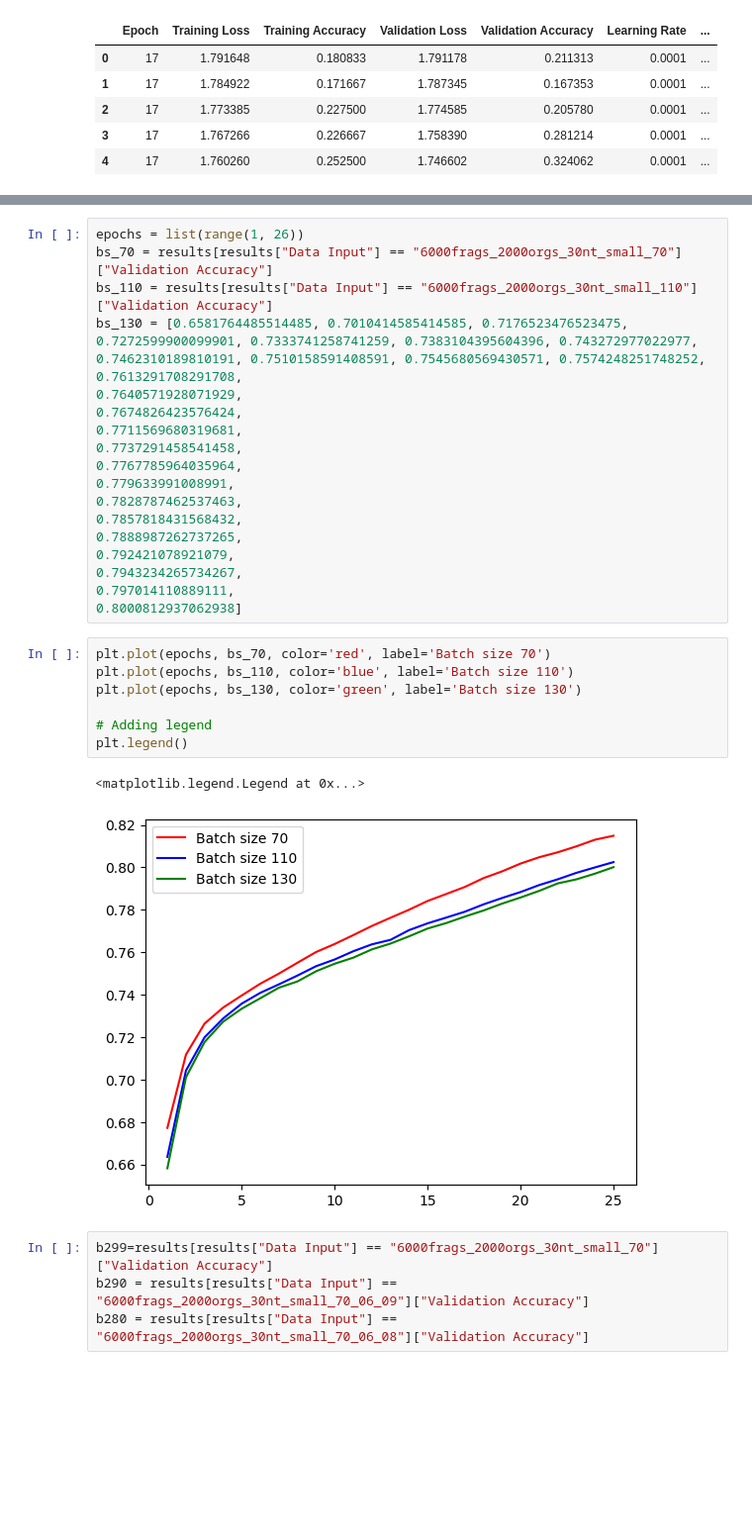
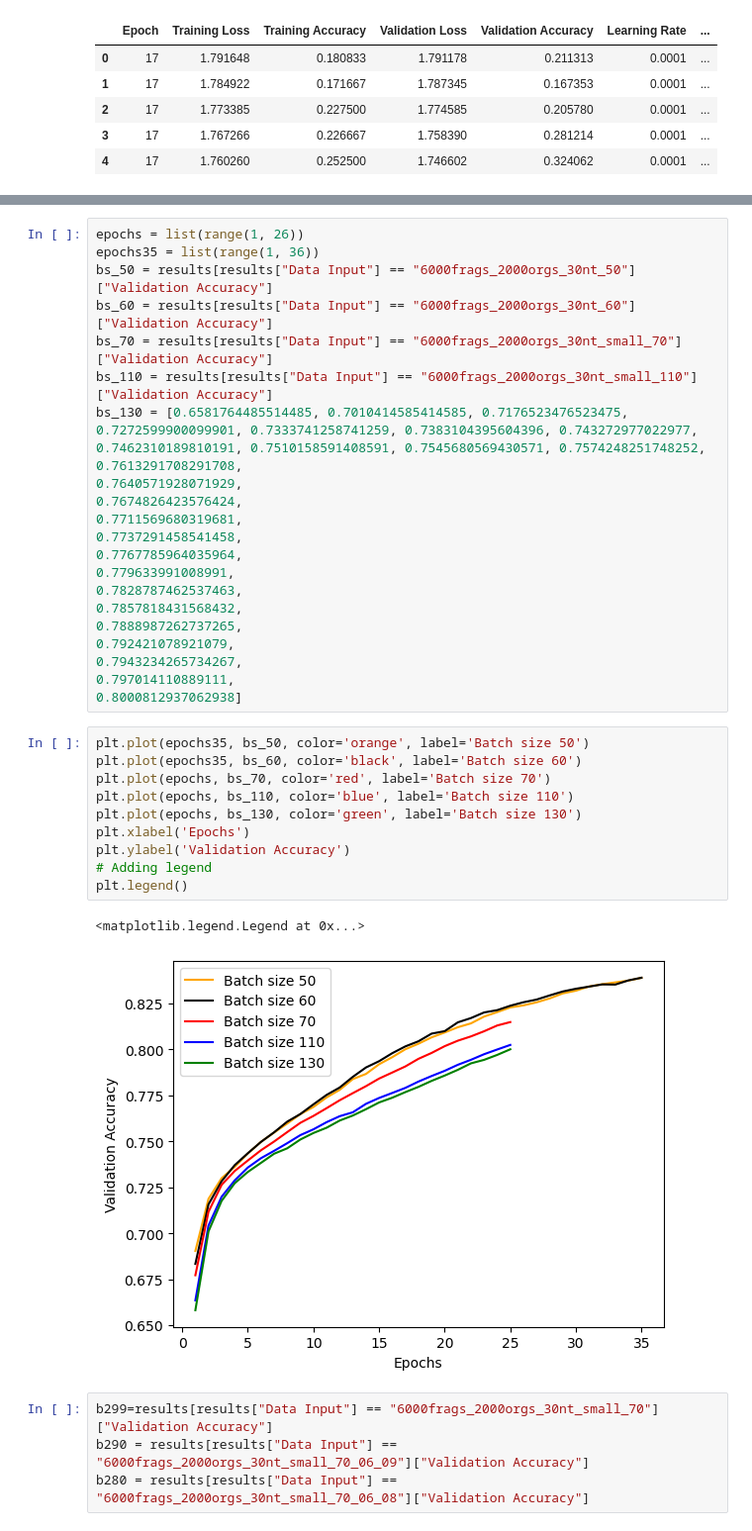
Before and after one commit to nilshof01/ORF_prediction, a Jupyter notebook: results_figures.ipynb, the cells around one changed output, grey strips where cells are left out. Shown at 99% size. Cells and saved outputs as stored; diff of their text form; blank space fills up the shorter version.

```diff
--- a/results_figures.ipynb
+++ b/results_figures.ipynb
@@ -15,5 +58,8 @@ results.head()
 # %%
 epochs = list(range(1, 26))
+epochs35 = list(range(1, 36))
+bs_50 = results[results["Data Input"] == "6000frags_2000orgs_30nt_50"]["Validation Accuracy"]
+bs_60 = results[results["Data Input"] == "6000frags_2000orgs_30nt_60"]["Validation Accuracy"]
 bs_70 = results[results["Data Input"] == "6000frags_2000orgs_30nt_small_70"]["Validation Accuracy"]
 bs_110 = results[results["Data Input"] == "6000frags_2000orgs_30nt_small_110"]["Validation Accuracy"]
 bs_130 = [0.6581764485514485, 0.7010414585414585, 0.7176523476523475, 0.7272599900099901, 0.7333741258741259, 0.7383104395604396, 0.743272977022977, 0.7462310189810191, 0.7510158591408591, 0.7545680569430571, 0.7574248251748252,
@@ -32,15 +78,18 @@ bs_130 = [0.6581764485514485, 0.7010414585414585, 0.7176523476523475, 0.72725999
 0.797014110889111,
 0.8000812937062938]
 # %%
+plt.plot(epochs35, bs_50, color='orange', label='Batch size 50')
+plt.plot(epochs35, bs_60, color='black', label='Batch size 60')
 plt.plot(epochs, bs_70, color='red', label='Batch size 70')
 plt.plot(epochs, bs_110, color='blue', label='Batch size 110')
 plt.plot(epochs, bs_130, color='green', label='Batch size 130')
-
+plt.xlabel('Epochs')
+plt.ylabel('Validation Accuracy')
 # Adding legend
 plt.legend()
 # %% [output]
 <matplotlib.legend.Legend at 0x...>
-[figure, old version]
+[figure, new version]
 # %%
 b299=results[results["Data Input"] == "6000frags_2000orgs_30nt_small_70"]["Validation Accuracy"]
 b290 = results[results["Data Input"] == "6000frags_2000orgs_30nt_small_70_06_09"]["Validation Accuracy"]
```
Also changed, not shown: parts of 9 cells of this notebook, 8 other files.
